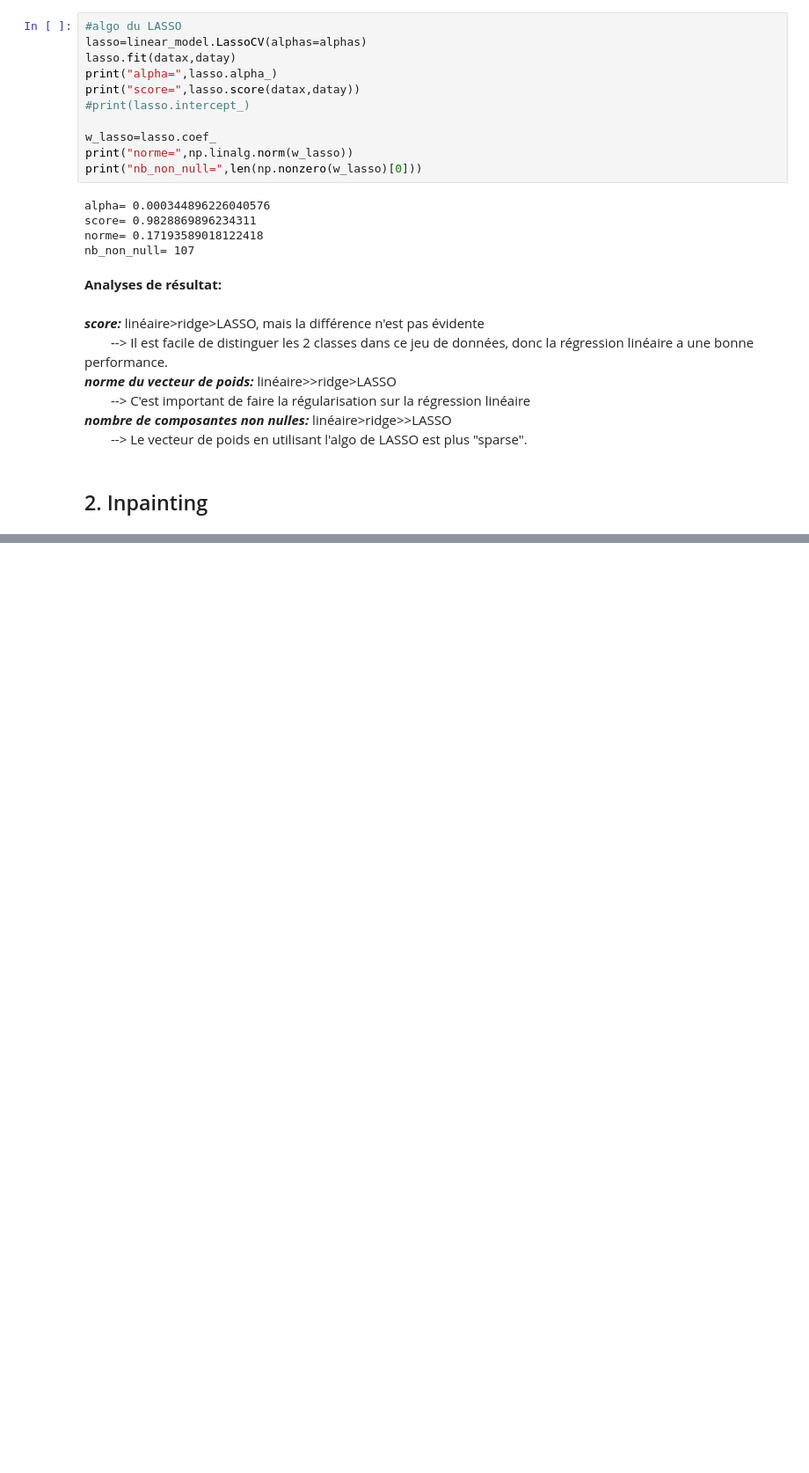
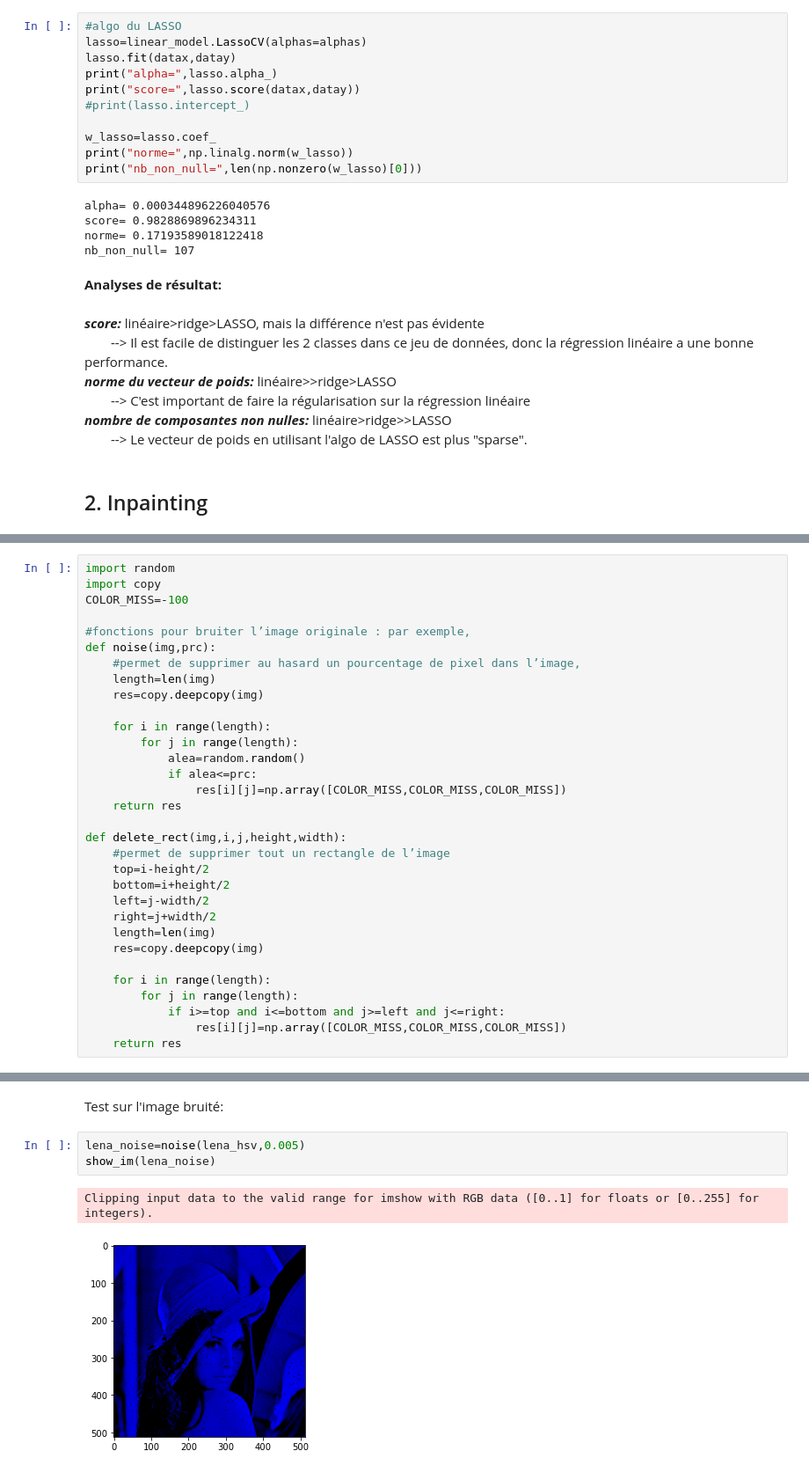
Before and after one commit to ADelol/ML, a Jupyter notebook: Projet/inpainting.ipynb, the cells around one changed output, grey strips where cells are left out. Shown at 88% size. Cells and saved outputs as stored; diff of their text form; blank space fills up the shorter version.

```diff
--- a/Projet/inpainting.ipynb
+++ b/Projet/inpainting.ipynb
@@ -98,0 +171,32 @@ nb_non_null= 107
+# %%
+import random
+import copy
+COLOR_MISS=-100
+
+#fonctions pour bruiter l’image originale : par exemple,
+def noise(img,prc):
+    #permet de supprimer au hasard un pourcentage de pixel dans l’image,
+    length=len(img)
+    res=copy.deepcopy(img)
+
+    for i in range(length):
+        for j in range(length):
+            alea=random.random()
+            if alea<=prc:
+                res[i][j]=np.array([COLOR_MISS,COLOR_MISS,COLOR_MISS])
+    return res
+
+def delete_rect(img,i,j,height,width):
+    #permet de supprimer tout un rectangle de l’image
+    top=i-height/2
+    bottom=i+height/2
+    left=j-width/2
+    right=j+width/2
+    length=len(img)
+    res=copy.deepcopy(img)
+
+    for i in range(length):
+        for j in range(length):
+            if i>=top and i<=bottom and j>=left and j<=right:
+                res[i][j]=np.array([COLOR_MISS,COLOR_MISS,COLOR_MISS])
+    return res
@@ -98,0 +273,8 @@ nb_non_null= 107
+# %% [markdown]
+Test sur l'image bruité:
+# %%
+lena_noise=noise(lena_hsv,0.005)
+show_im(lena_noise)
+# %% [output]
+Clipping input data to the valid range for imshow with RGB data ([0..1] for floats or [0..255] for integers).
+[figure, added]
```
Also changed, not shown: parts of 17 cells of this notebook, 1 other file.
